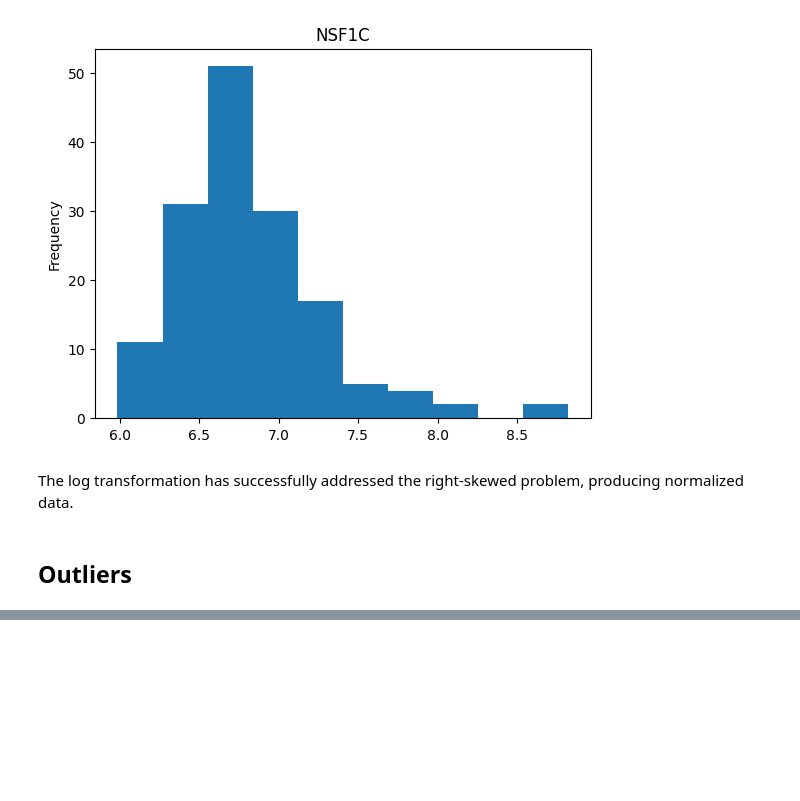
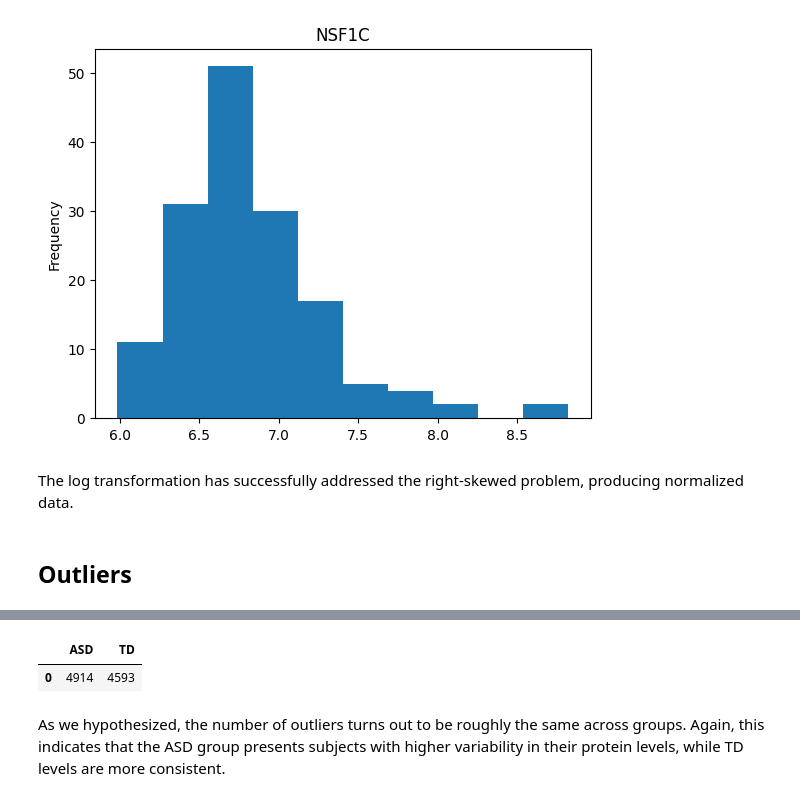
Before and after one commit to pstat197/module-1-biomarker-data-table_ten, a Jupyter notebook: scripts/brooks_biomarker_analysis.ipynb, the cells around one changed output, grey strips where cells are left out. Saved outputs shown, nothing was run; the diff lists cells and outputs as text; code cells hidden in the pictures; blank space fills up the shorter version.

```diff
--- a/scripts/brooks_biomarker_analysis.ipynb
+++ b/scripts/brooks_biomarker_analysis.ipynb
@@ -111,0 +159,19 @@ The log transformation has successfully addressed the right-skewed problem, prod
+# %%
+ASD_outliers = 0
+TD_outliers = 0
+
+for index, count in sorted_outliers:
+  if biomarker.loc[index, 'group'] == 'ASD':
+    ASD_outliers += count
+  else:
+    TD_outliers += count
+
+pd.DataFrame(
+    {'ASD': [ASD_outliers],
+     'TD': [TD_outliers]}
+)
+# %% [output]
+|  | ASD | TD |
+| 0 | 4914 | 4593 |
+# %% [markdown]
+As we hypothesized, the number of outliers turns out to be roughly the same across groups. Again, this indicates that the ASD group presents subjects with higher variability in their protein levels, while TD levels are more consistent.
```
Also changed, not shown: parts of 5 cells of this notebook.
